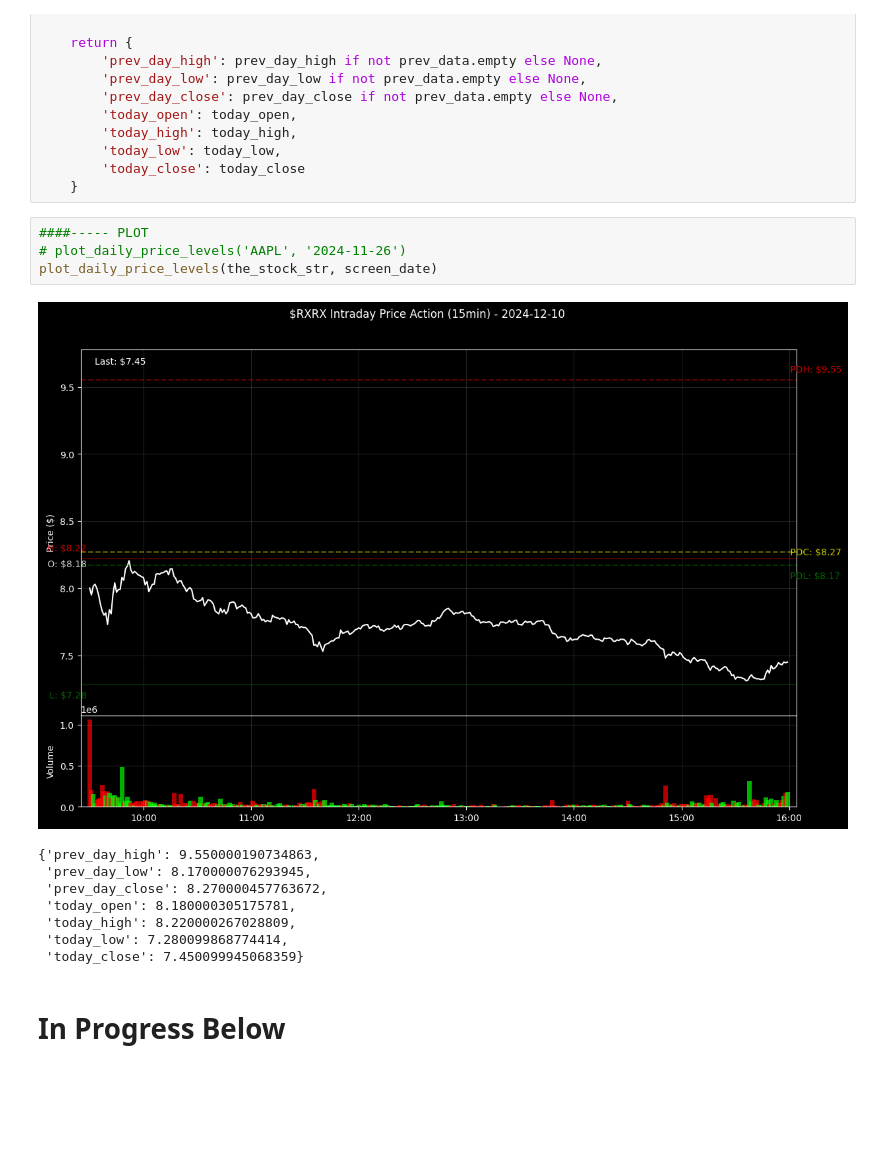
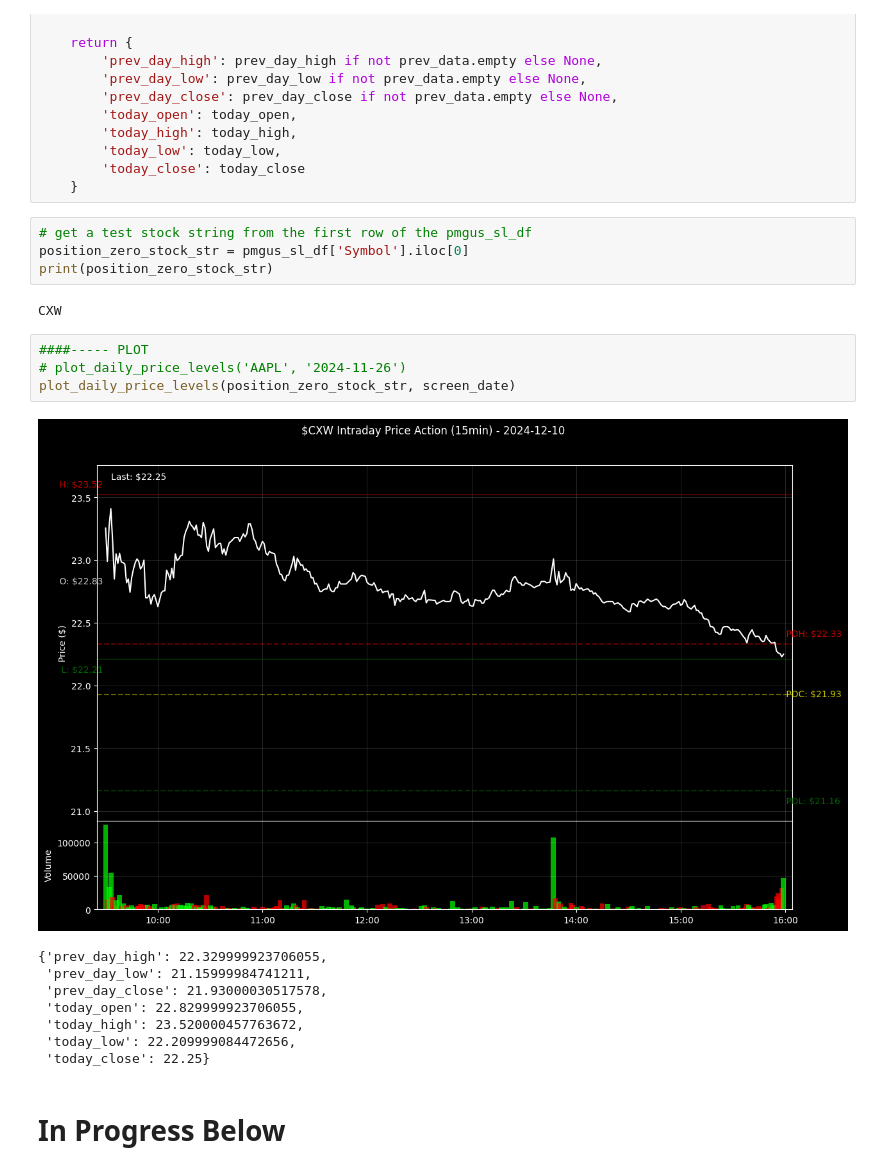
Before and after one commit to sudz4/sps, a Jupyter notebook: x_pre_market_gap_up_screener/main_dev_pmgus.ipynb, the cells around one changed output. Cells and saved outputs as stored; diff of their text form; blank space fills up the shorter version.

```diff
--- a/x_pre_market_gap_up_screener/main_dev_pmgus.ipynb
+++ b/x_pre_market_gap_up_screener/main_dev_pmgus.ipynb
@@ -945,19 +945,25 @@ def plot_daily_price_levels(symbol, target_date):
         'today_low': today_low,
         'today_close': today_close
     }
+# %%
+# get a test stock string from the first row of the pmgus_sl_df
+position_zero_stock_str = pmgus_sl_df['Symbol'].iloc[0]
+print(position_zero_stock_str)
+# %% [output]
+CXW
 # %%
 ####----- PLOT
 # plot_daily_price_levels('AAPL', '2024-11-26')
-plot_daily_price_levels(the_stock_str, screen_date)
+plot_daily_price_levels(position_zero_stock_str, screen_date)
 # %% [output]
-[figure, old version]
+[figure, new version]
-{'prev_day_high': 9.550000190734863,
- 'prev_day_low': 8.170000076293945,
- 'prev_day_close': 8.270000457763672,
- 'today_open': 8.180000305175781,
- 'today_high': 8.220000267028809,
- 'today_low': 7.280099868774414,
- 'today_close': 7.450099945068359}
+{'prev_day_high': 22.329999923706055,
+ 'prev_day_low': 21.15999984741211,
+ 'prev_day_close': 21.93000030517578,
+ 'today_open': 22.829999923706055,
+ 'today_high': 23.520000457763672,
+ 'today_low': 22.209999084472656,
+ 'today_close': 22.25}
 # %% [markdown]
 # In Progress Below
 # %%
```
